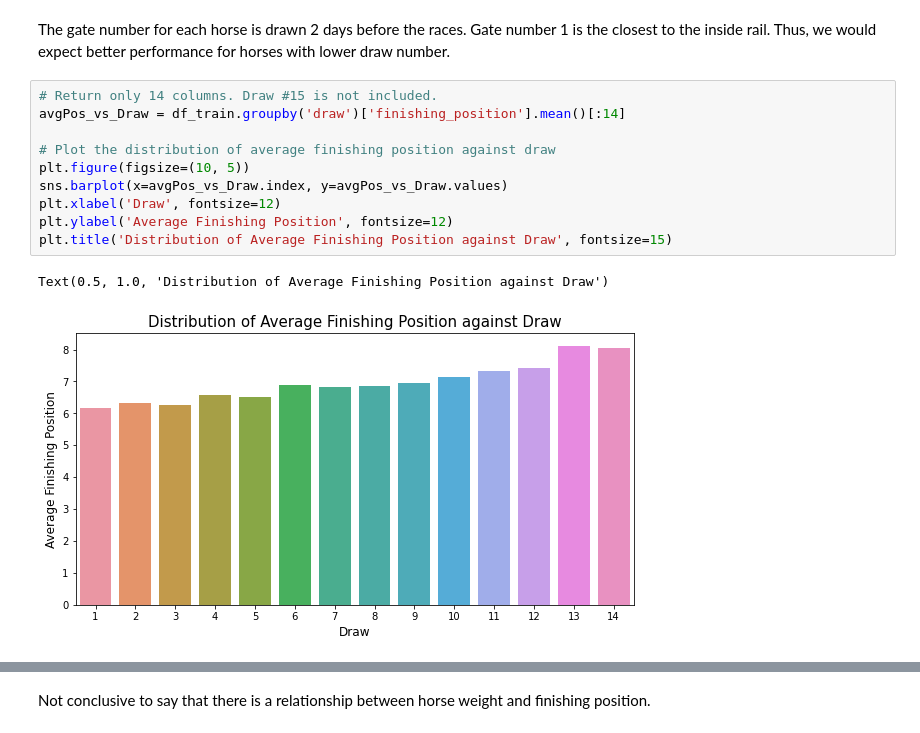
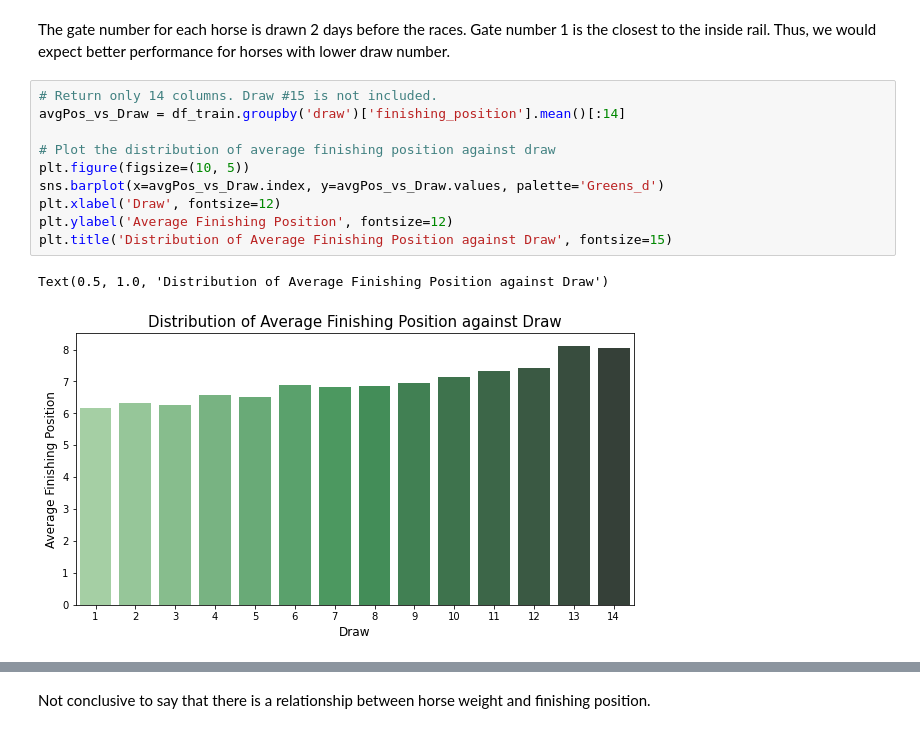
Before and after one commit to ethan-eplee/HorseRacePrediction, a Jupyter notebook: 02_eda.ipynb, the cells around one changed output, grey strips where cells are left out. Drawn from its saved outputs; the diff is of its cells as text.

```diff
--- a/02_eda.ipynb
+++ b/02_eda.ipynb
@@ -155,13 +166,13 @@ The gate number for each horse is drawn 2 days before the races. Gate number 1 i
 # %%
 # Return only 14 columns. Draw #15 is not included.
 avgPos_vs_Draw = df_train.groupby('draw')['finishing_position'].mean()[:14]
 
 # Plot the distribution of average finishing position against draw
 plt.figure(figsize=(10, 5))
-sns.barplot(x=avgPos_vs_Draw.index, y=avgPos_vs_Draw.values)
+sns.barplot(x=avgPos_vs_Draw.index, y=avgPos_vs_Draw.values, palette='Greens_d')
 plt.xlabel('Draw', fontsize=12)
 plt.ylabel('Average Finishing Position', fontsize=12)
 plt.title('Distribution of Average Finishing Position against Draw', fontsize=15)
 # %% [output]
 Text(0.5, 1.0, 'Distribution of Average Finishing Position against Draw')
-[figure, old version]
+[figure, new version]
```
Also changed, not shown: parts of 32 cells of this notebook, 31 other files.
